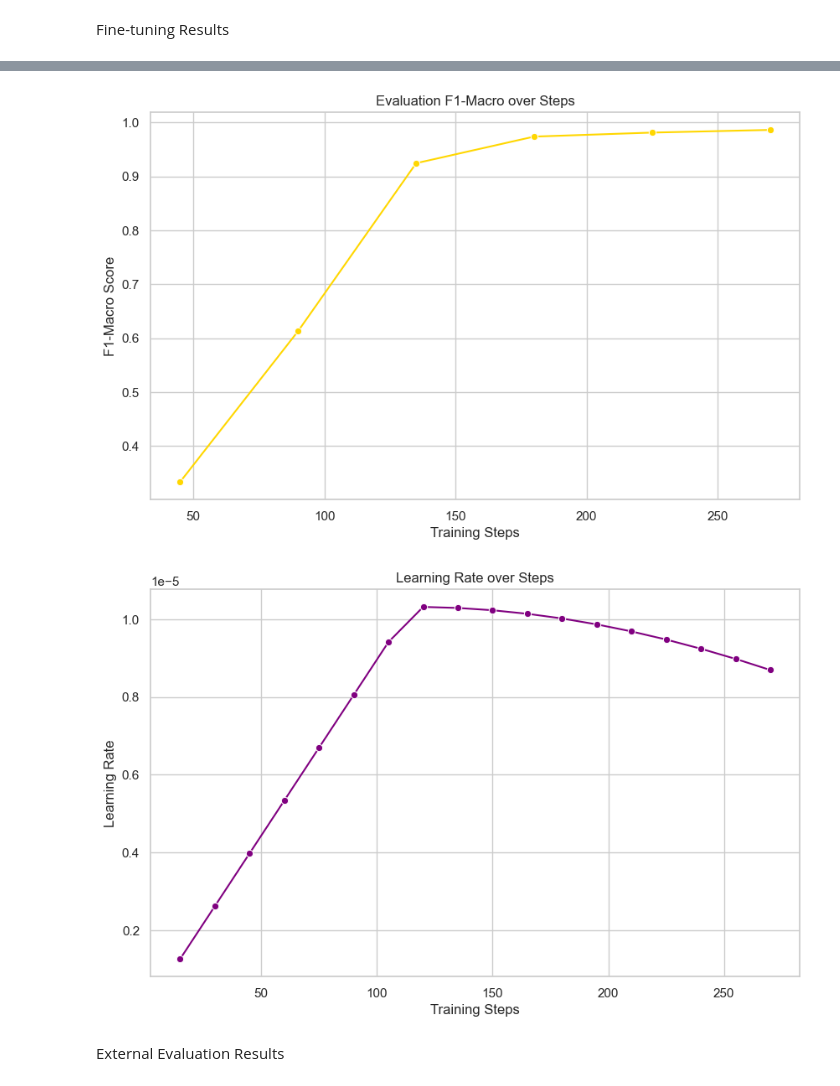
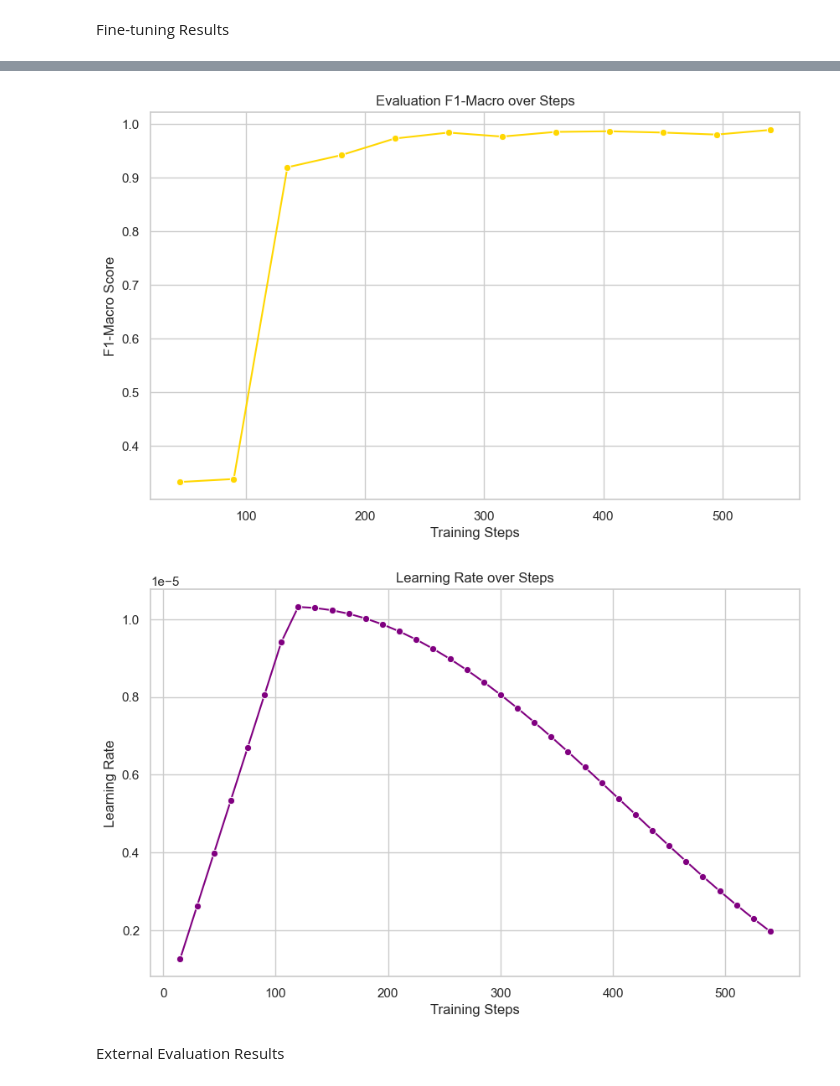
Before and after one commit to 4cekay/B101-Group2-NLP-Project, a Jupyter notebook: DetectorModel.ipynb, the cells around one changed output, grey strips where cells are left out. Drawn from its saved outputs; the diff is of its cells as text; code cells hidden in the pictures.

```diff
--- a/DetectorModel.ipynb
+++ b/DetectorModel.ipynb
@@ -297,7 +293,7 @@ Fine-tuning Results
 output_dir = './finetune_metrics_newest'
 os.makedirs(output_dir, exist_ok=True)
 
-trainer_state_path = "./runs/deberta_v3_interpolate_test/checkpoint-270/trainer_state.json"
+trainer_state_path = "./runs/deberta_v3_final/checkpoint-540/trainer_state.json"
 with open(trainer_state_path, 'r', encoding='utf-8') as file:
     trainer_state = json.load(file)
 
@@ -376,5 +372,5 @@ plt.show()
-[figure, old version]
+[figure, new version]
-[figure, old version]
+[figure, new version]
 # %% [markdown]
 External Evaluation Results
 # %%
```
Also changed, not shown: parts of 22 cells of this notebook.
